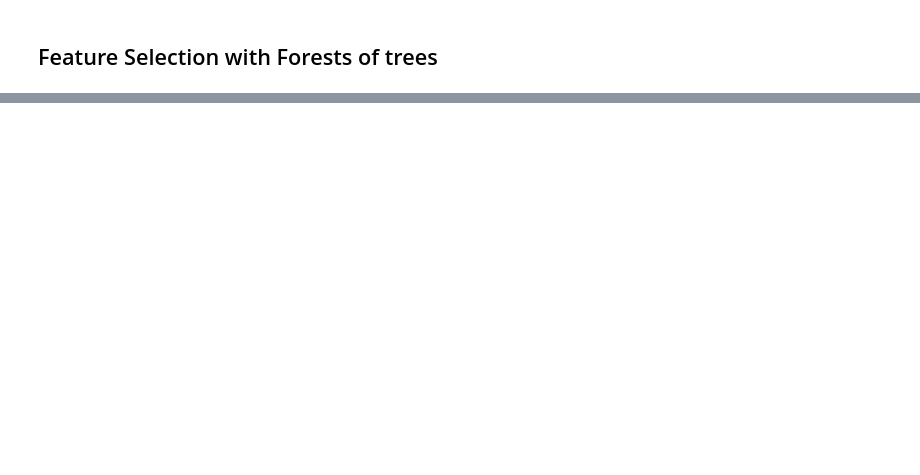
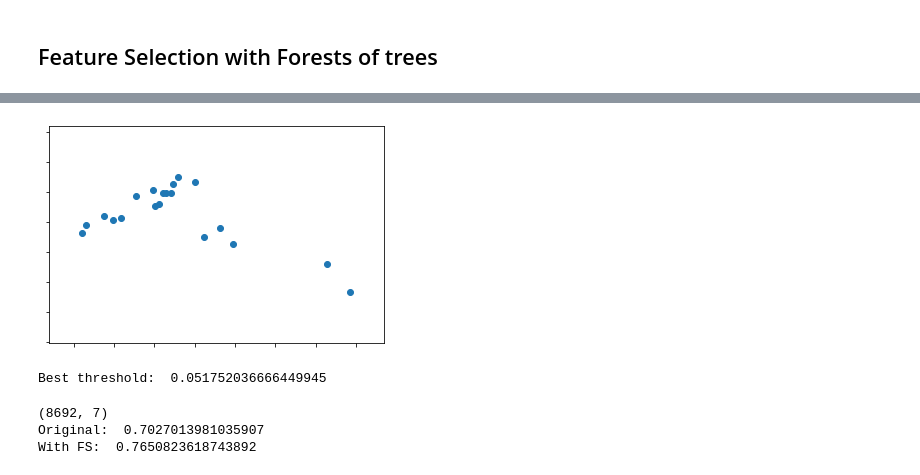
Before and after one commit to feliperamis/spotify-track-prediction, a Jupyter notebook: test-notebooks/Meta Methods.ipynb, the cells around one changed output, grey strips where cells are left out. Saved outputs shown, nothing was run; the diff lists cells and outputs as text; code cells hidden in the pictures; blank space fills up the shorter version.

```diff
--- a/test-notebooks/Meta Methods.ipynb
+++ b/test-notebooks/Meta Methods.ipynb
@@ -254,25 +254,28 @@ print(np.mean(cross_val_score(KNeighborsClassifier(), X=X_new, y=y, cv=cv, scori
 # %%
 thresholds=clf.feature_importances_
 
 l=[]
 lparval=[]
 for threshold in thresholds:
     model = SelectFromModel(clf, prefit=True, threshold=threshold)
     X_new = model.transform(X)
     params = {'n_neighbors':list(range(1,30,2)), 'weights':('distance','uniform')}
     knc = KNeighborsClassifier()
-    clf2 = GridSearchCV(knc, param_grid=params,cv=cv,n_jobs=-1)  # If cv is integer, by default is Stratifyed
+    clf2 = GridSearchCV(knc, param_grid=params,cv=cv)#,n_jobs=-1)  # If cv is integer, by default is Stratifyed
     clf2.fit(X, y)
     parval=clf2.best_params_
     clf3 = KNeighborsClassifier(n_neighbors=parval['n_neighbors'],weights=parval['weights'])
     acc = np.mean(cross_val_score(clf3, X=X_new, y=y, cv=cv, scoring='accuracy'))
     l.append(acc)
     lparval.append(parval)
 
 plt.scatter(thresholds,l)
 plt.show()
 
 print('Best threshold: ',thresholds[np.argmax(l)])
+# %% [output]
+[figure, added]
+Best threshold:  0.051752036666449945
 # %%
 parval=lparval[np.argmax(l)]
 model = SelectFromModel(clf, prefit=True, threshold=thresholds[np.argmax(l)])
@@ -281,3 +284,7 @@ print(X_new.shape)
 
 print('Original: ', np.mean(cross_val_score(KNeighborsClassifier(n_neighbors=1), X=X, y=y, cv=cv, scoring='accuracy')))
 print('With FS: ', np.mean(cross_val_score(KNeighborsClassifier(n_neighbors=parval['n_neighbors'],weights=parval['weights']), X=X_new, y=y, cv=cv, scoring='accuracy')))
+# %% [output]
+(8692, 7)
+Original:  0.7027013981035907
+With FS:  0.7650823618743892
```
Also changed, not shown: parts of 13 cells of this notebook, 1 other file.
